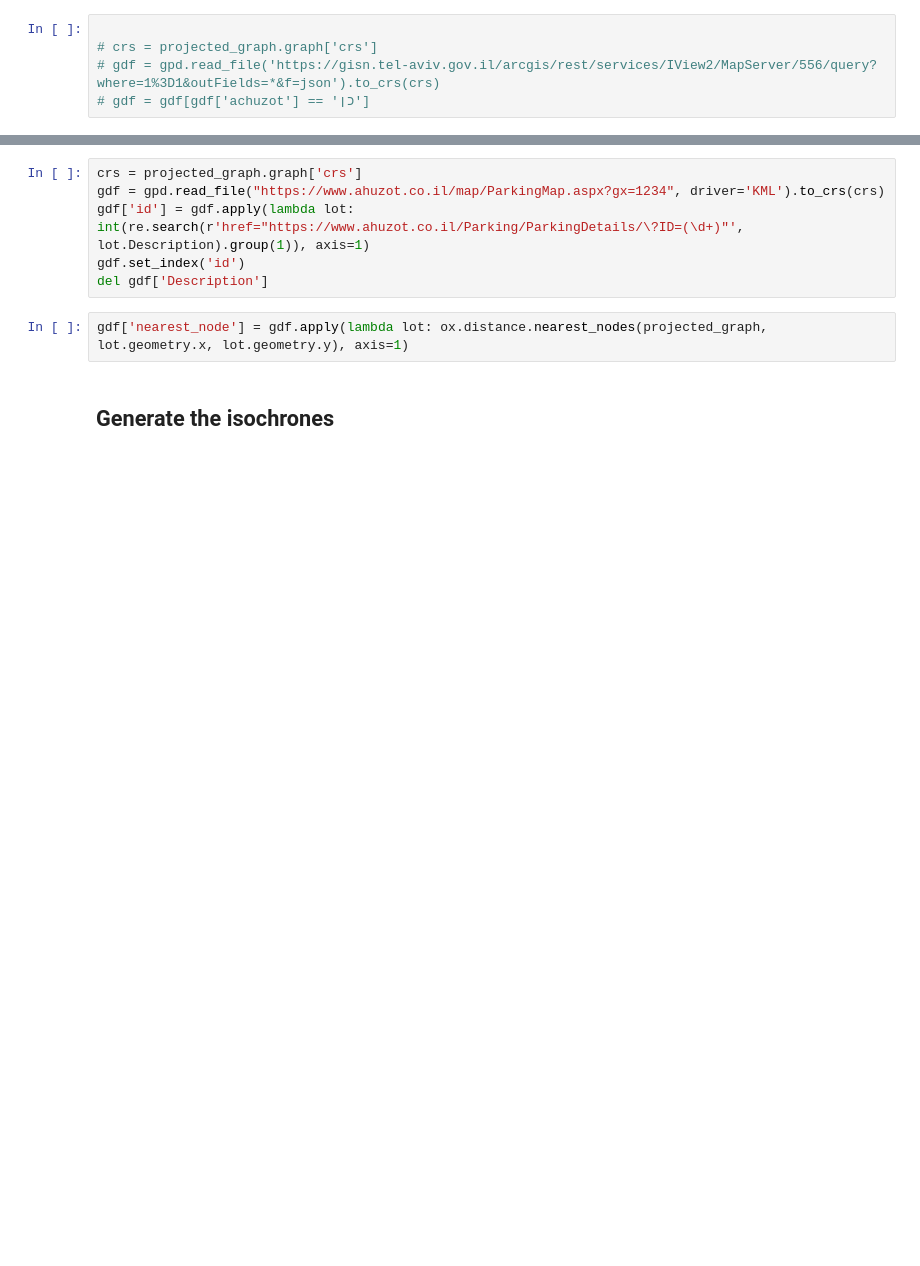
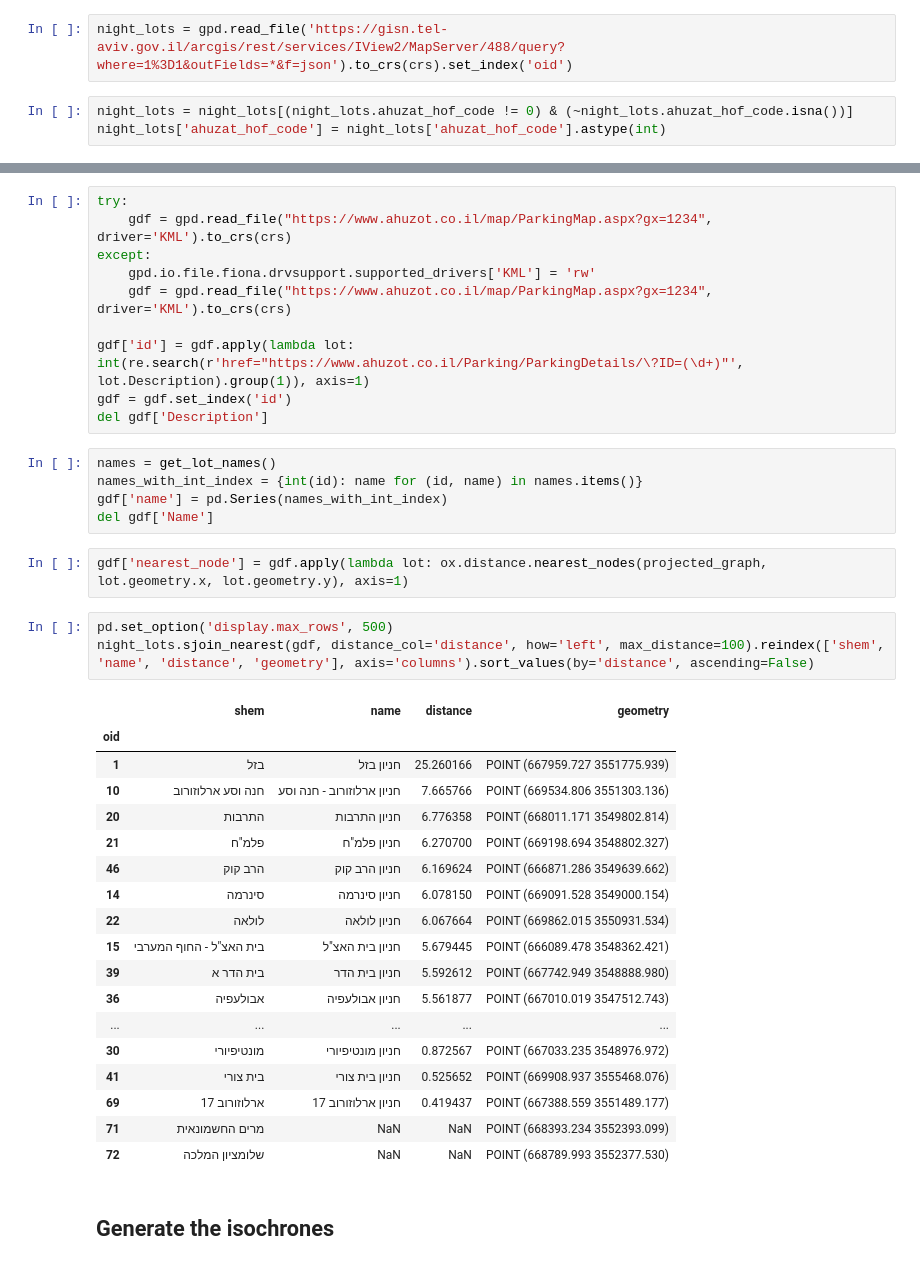
Before and after one commit to danfishgold/tlv-parking-analysis, a Jupyter notebook: isochrone_generation.ipynb, the cells around one changed output, grey strips where cells are left out. Cells and saved outputs as stored; diff of their text form; blank space fills up the shorter version.

```diff
--- a/isochrone_generation.ipynb
+++ b/isochrone_generation.ipynb
@@ -46,6 +48,6 @@ From [Tel Aviv's GIS server](https://gisn.tel-aviv.gov.il/arcgis/rest/services/I
 # %%
-
-# crs = projected_graph.graph['crs']
-# gdf = gpd.read_file('https://gisn.tel-aviv.gov.il/arcgis/rest/services/IView2/MapServer/556/query?where=1%3D1&outFields=*&f=json').to_crs(crs)
-# gdf = gdf[gdf['achuzot'] == 'כן']
+night_lots = gpd.read_file('https://gisn.tel-aviv.gov.il/arcgis/rest/services/IView2/MapServer/488/query?where=1%3D1&outFields=*&f=json').to_crs(crs).set_index('oid')
+# %%
+night_lots = night_lots[(night_lots.ahuzat_hof_code != 0) & (~night_lots.ahuzat_hof_code.isna())]
+night_lots['ahuzat_hof_code'] = night_lots['ahuzat_hof_code'].astype(int)
 # %% [markdown]
@@ -53,11 +55,42 @@ From [Tel Aviv's GIS server](https://gisn.tel-aviv.gov.il/arcgis/rest/services/I
 # %%
-crs = projected_graph.graph['crs']
-gdf = gpd.read_file("https://www.ahuzot.co.il/map/ParkingMap.aspx?gx=1234", driver='KML').to_crs(crs)
+try:
+    gdf = gpd.read_file("https://www.ahuzot.co.il/map/ParkingMap.aspx?gx=1234", driver='KML').to_crs(crs)
+except:
+    gpd.io.file.fiona.drvsupport.supported_drivers['KML'] = 'rw'
+    gdf = gpd.read_file("https://www.ahuzot.co.il/map/ParkingMap.aspx?gx=1234", driver='KML').to_crs(crs)
+
 gdf['id'] = gdf.apply(lambda lot: int(re.search(r'href="https://www.ahuzot.co.il/Parking/ParkingDetails/\?ID=(\d+)"', lot.Description).group(1)), axis=1)
-gdf.set_index('id')
+gdf = gdf.set_index('id')
 del gdf['Description']
+# %%
+names = get_lot_names()
+names_with_int_index = {int(id): name for (id, name) in names.items()}
+gdf['name'] = pd.Series(names_with_int_index)
+del gdf['Name']
 # %%
 gdf['nearest_node'] = gdf.apply(lambda lot: ox.distance.nearest_nodes(projected_graph, lot.geometry.x, lot.geometry.y), axis=1)
+# %%
+pd.set_option('display.max_rows', 500)
+night_lots.sjoin_nearest(gdf, distance_col='distance', how='left', max_distance=100).reindex(['shem', 'name', 'distance', 'geometry'], axis='columns').sort_values(by='distance', ascending=False)
+# %% [output]
+|  | shem | name | distance | geometry |
+| oid |  |  |  |  |
+| 1 | בזל | חניון בזל | 25.260166 | POINT (667959.727 3551775.939) |
+| 10 | חנה וסע ארלוזורוב | חניון ארלוזורוב - חנה וסע | 7.665766 | POINT (669534.806 3551303.136) |
+| 20 | התרבות | חניון התרבות | 6.776358 | POINT (668011.171 3549802.814) |
+| 21 | פלמ"ח | חניון פלמ"ח | 6.270700 | POINT (669198.694 3548802.327) |
+| 46 | הרב קוק | חניון הרב קוק | 6.169624 | POINT (666871.286 3549639.662) |
+| 14 | סינרמה | חניון סינרמה | 6.078150 | POINT (669091.528 3549000.154) |
+| 22 | לולאה | חניון לולאה | 6.067664 | POINT (669862.015 3550931.534) |
+| 15 | בית האצ"ל - החוף המערבי | חניון בית האצ"ל | 5.679445 | POINT (666089.478 3548362.421) |
+| 39 | בית הדר א | חניון בית הדר | 5.592612 | POINT (667742.949 3548888.980) |
+| 36 | אבולעפיה | חניון אבולעפיה | 5.561877 | POINT (667010.019 3547512.743) |
+| ... | ... | ... | ... | ... |
+| 30 | מונטיפיורי | חניון מונטיפיורי | 0.872567 | POINT (667033.235 3548976.972) |
+| 41 | בית צורי | חניון בית צורי | 0.525652 | POINT (669908.937 3555468.076) |
+| 69 | ארלוזורוב 17 | חניון ארלוזורוב 17 | 0.419437 | POINT (667388.559 3551489.177) |
+| 71 | מרים החשמונאית | NaN | NaN | POINT (668393.234 3552393.099) |
+| 72 | שלומציון המלכה | NaN | NaN | POINT (668789.993 3552377.530) |
 # %% [markdown]
 ## Generate the isochrones
 # %%
```
Also changed, not shown: parts of 7 cells of this notebook, 3 other files.
